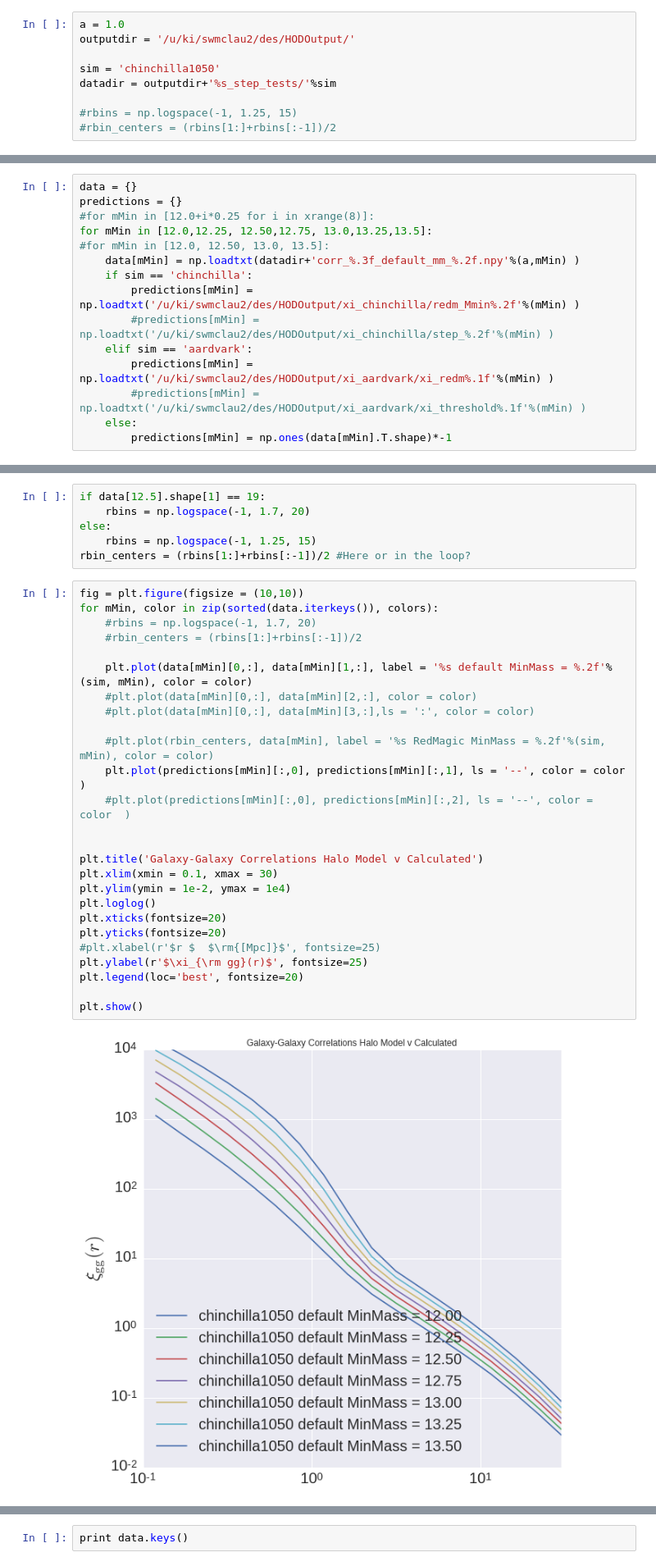
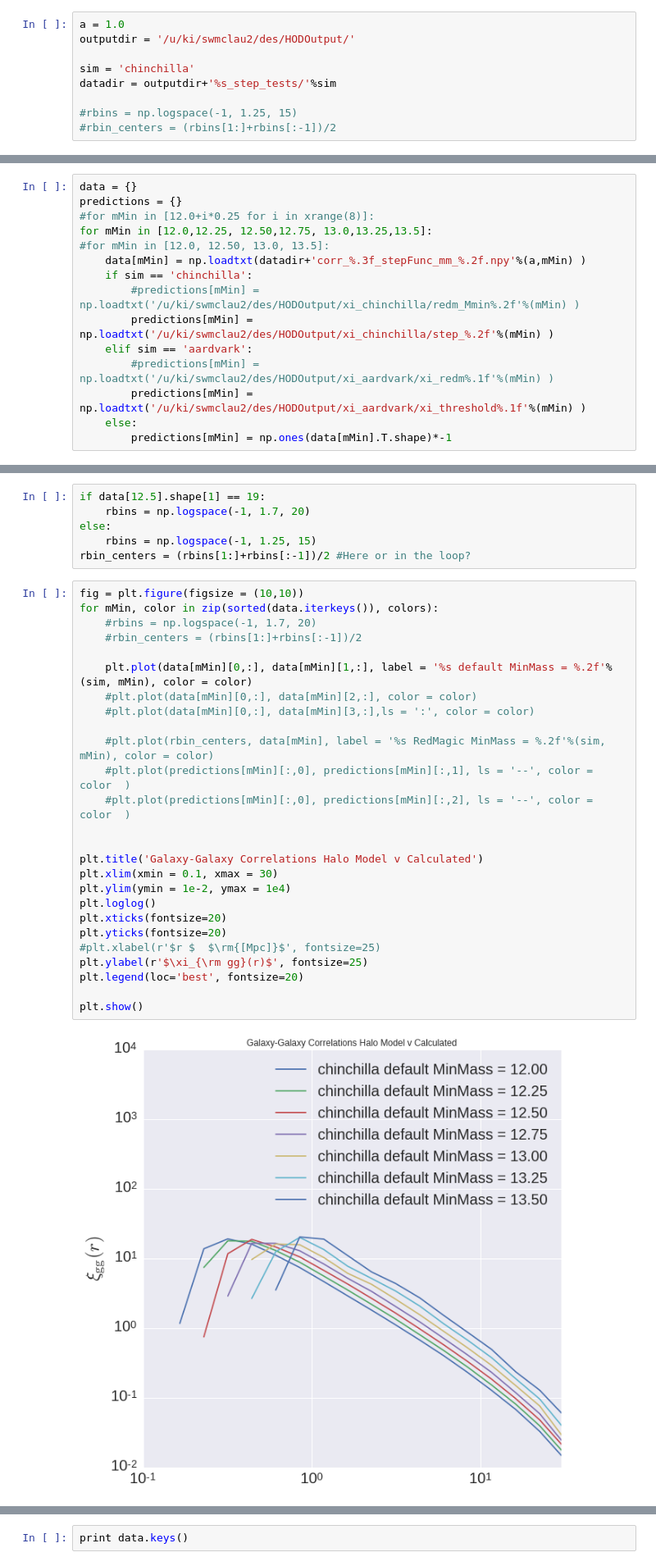
Before and after one commit to mclaughlin6464/HODEmulator, a Jupyter notebook: predictionsVCalculated.ipynb, the cells around one changed output, grey strips where cells are left out. Shown at 82% size. Cells and saved outputs as stored; diff of their text form.

```diff
--- a/predictionsVCalculated.ipynb
+++ b/predictionsVCalculated.ipynb
@@ -14,7 +14,7 @@ colors = cycle(sns.color_palette())
 a = 1.0
 outputdir = '/u/ki/swmclau2/des/HODOutput/'
 
-sim = 'chinchilla1050'
+sim = 'chinchilla'
 datadir = outputdir+'%s_step_tests/'%sim
 
 #rbins = np.logspace(-1, 1.25, 15)
@@ -41,13 +41,13 @@ predictions = {}
 #for mMin in [12.0+i*0.25 for i in xrange(8)]:
 for mMin in [12.0,12.25, 12.50,12.75, 13.0,13.25,13.5]:
 #for mMin in [12.0, 12.50, 13.0, 13.5]:
-    data[mMin] = np.loadtxt(datadir+'corr_%.3f_default_mm_%.2f.npy'%(a,mMin) )
+    data[mMin] = np.loadtxt(datadir+'corr_%.3f_stepFunc_mm_%.2f.npy'%(a,mMin) )
     if sim == 'chinchilla':
-        predictions[mMin] = np.loadtxt('/u/ki/swmclau2/des/HODOutput/xi_chinchilla/redm_Mmin%.2f'%(mMin) )
-        #predictions[mMin] = np.loadtxt('/u/ki/swmclau2/des/HODOutput/xi_chinchilla/step_%.2f'%(mMin) )
+        #predictions[mMin] = np.loadtxt('/u/ki/swmclau2/des/HODOutput/xi_chinchilla/redm_Mmin%.2f'%(mMin) )
+        predictions[mMin] = np.loadtxt('/u/ki/swmclau2/des/HODOutput/xi_chinchilla/step_%.2f'%(mMin) )
     elif sim == 'aardvark':
-        predictions[mMin] = np.loadtxt('/u/ki/swmclau2/des/HODOutput/xi_aardvark/xi_redm%.1f'%(mMin) )
-        #predictions[mMin] = np.loadtxt('/u/ki/swmclau2/des/HODOutput/xi_aardvark/xi_threshold%.1f'%(mMin) )
+        #predictions[mMin] = np.loadtxt('/u/ki/swmclau2/des/HODOutput/xi_aardvark/xi_redm%.1f'%(mMin) )
+        predictions[mMin] = np.loadtxt('/u/ki/swmclau2/des/HODOutput/xi_aardvark/xi_threshold%.1f'%(mMin) )
     else:
         predictions[mMin] = np.ones(data[mMin].T.shape)*-1
 # %% [raw]
@@ -61,31 +61,31 @@ rbin_centers = (rbins[1:]+rbins[:-1])/2 #Here or in the loop?
 # %%
 fig = plt.figure(figsize = (10,10))
 for mMin, color in zip(sorted(data.iterkeys()), colors):
     #rbins = np.logspace(-1, 1.7, 20)
     #rbin_centers = (rbins[1:]+rbins[:-1])/2
 
     plt.plot(data[mMin][0,:], data[mMin][1,:], label = '%s default MinMass = %.2f'%(sim, mMin), color = color)
     #plt.plot(data[mMin][0,:], data[mMin][2,:], color = color)
     #plt.plot(data[mMin][0,:], data[mMin][3,:],ls = ':', color = color)
 
     #plt.plot(rbin_centers, data[mMin], label = '%s RedMagic MinMass = %.2f'%(sim, mMin), color = color)
-    plt.plot(predictions[mMin][:,0], predictions[mMin][:,1], ls = '--', color = color  )
+    #plt.plot(predictions[mMin][:,0], predictions[mMin][:,1], ls = '--', color = color  )
     #plt.plot(predictions[mMin][:,0], predictions[mMin][:,2], ls = '--', color = color  )
 
 
 plt.title('Galaxy-Galaxy Correlations Halo Model v Calculated')
 plt.xlim(xmin = 0.1, xmax = 30)
 plt.ylim(ymin = 1e-2, ymax = 1e4)
 plt.loglog()
 plt.xticks(fontsize=20)
 plt.yticks(fontsize=20)
 #plt.xlabel(r'$r $  $\rm{[Mpc]}$', fontsize=25)
 plt.ylabel(r'$\xi_{\rm gg}(r)$', fontsize=25)
 plt.legend(loc='best', fontsize=20)
 
 plt.show()
 # %% [output]
-[figure, old version]
+[figure, new version]
 # %%
 for label, color in zip(sorted(data.iterkeys()), colors):
     fig = plt.figure(figsize = (10,10))
```
Also changed, not shown: parts of 6 cells of this notebook, 4 other files.
